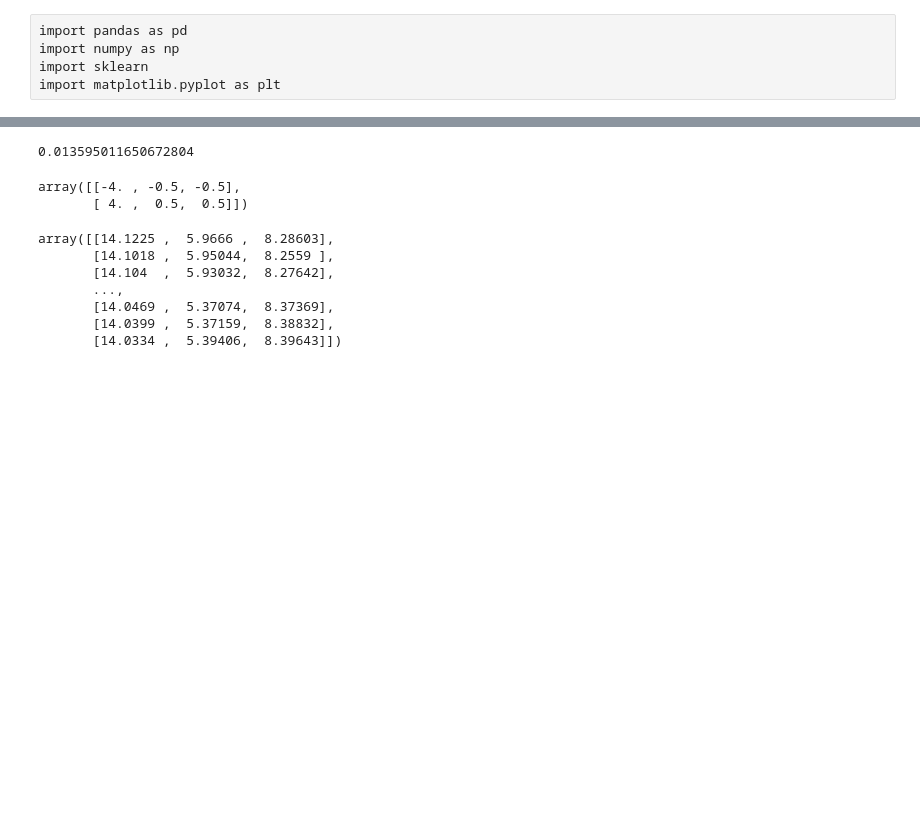
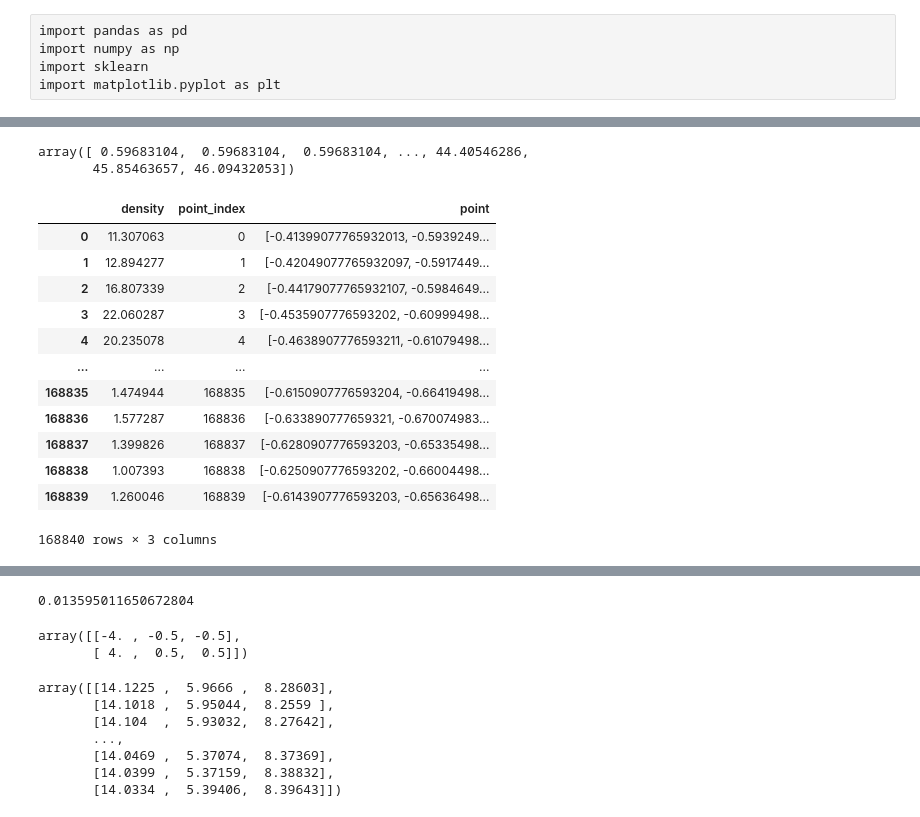
Before and after one commit to mukaiyama729/ResearchAnalysis, a Jupyter notebook: trial1.ipynb, the cells around one changed output, grey strips where cells are left out. Saved outputs shown, nothing was run; the diff lists cells and outputs as text; code cells hidden in the pictures; blank space fills up the shorter version.

```diff
--- a/trial1.ipynb
+++ b/trial1.ipynb
@@ -89,0 +182,5 @@ plt.show()
+# %%
+from scripts.tessellation import Tessellation
+
+a = Tessellation(M)
+a.kernel_density_estimation()
@@ -89,0 +212,22 @@ plt.show()
+# %%
+np.sort(b)
+# %% [output]
+array([ 0.59683104,  0.59683104,  0.59683104, ..., 44.40546286,
+       45.85463657, 46.09432053])
+# %%
+a.kernel_density_estimation()
+table = a.kde_show_data()
+# %% [output]
+|  | density | point_index | point |
+| 0 | 11.307063 | 0 | [-0.41399077765932013, -0.5939249... |
+| 1 | 12.894277 | 1 | [-0.42049077765932097, -0.5917449... |
+| 2 | 16.807339 | 2 | [-0.44179077765932107, -0.5984649... |
+| 3 | 22.060287 | 3 | [-0.4535907776593202, -0.60999498... |
+| 4 | 20.235078 | 4 | [-0.4638907776593211, -0.61079498... |
+| ... | ... | ... | ... |
+| 168835 | 1.474944 | 168835 | [-0.6150907776593204, -0.66419498... |
+| 168836 | 1.577287 | 168836 | [-0.633890777659321, -0.670074983... |
+| 168837 | 1.399826 | 168837 | [-0.6280907776593203, -0.65335498... |
+| 168838 | 1.007393 | 168838 | [-0.6250907776593202, -0.66004498... |
+| 168839 | 1.260046 | 168839 | [-0.6143907776593203, -0.65636498... |
+168840 rows × 3 columns
```
Also changed, not shown: parts of 19 cells of this notebook, 3 other files.
